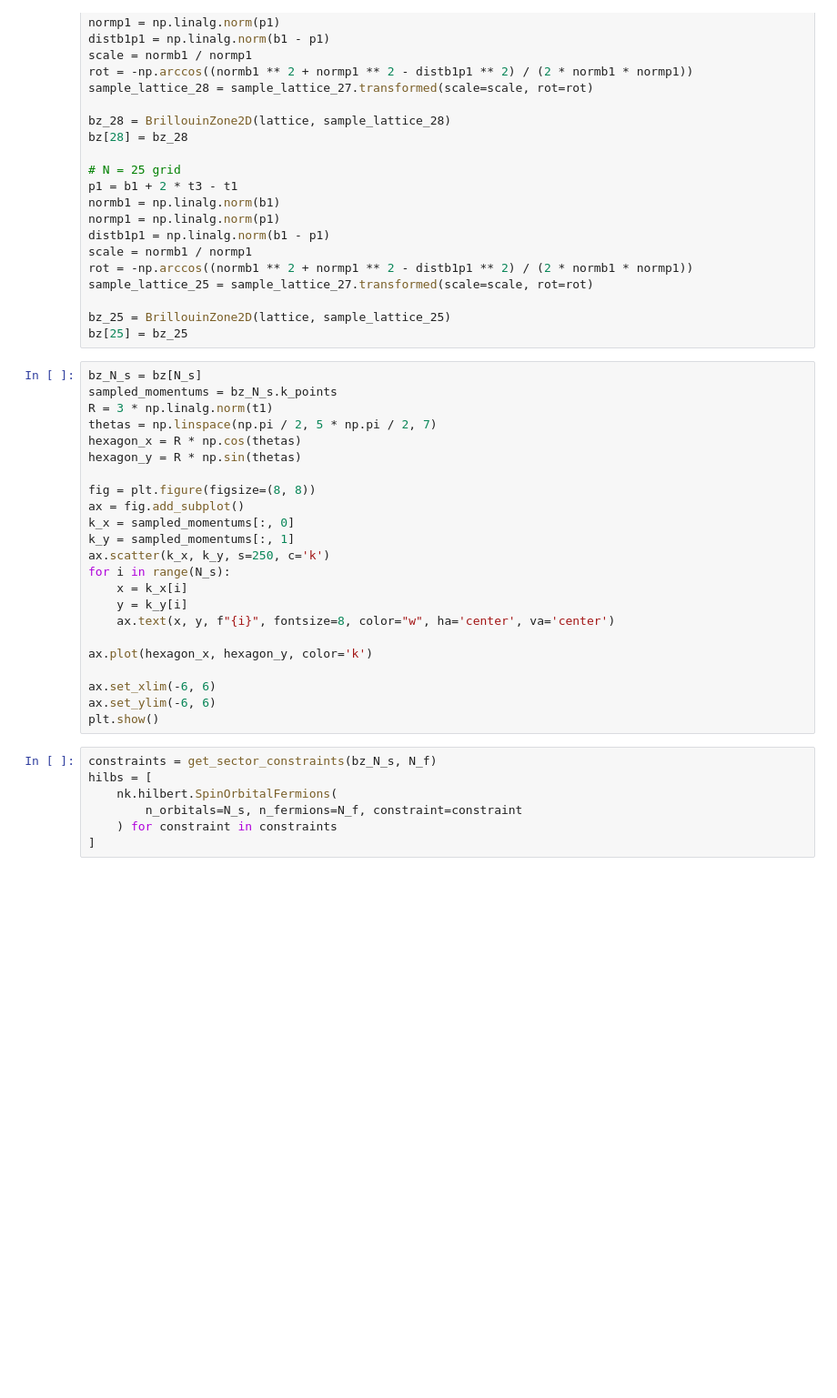
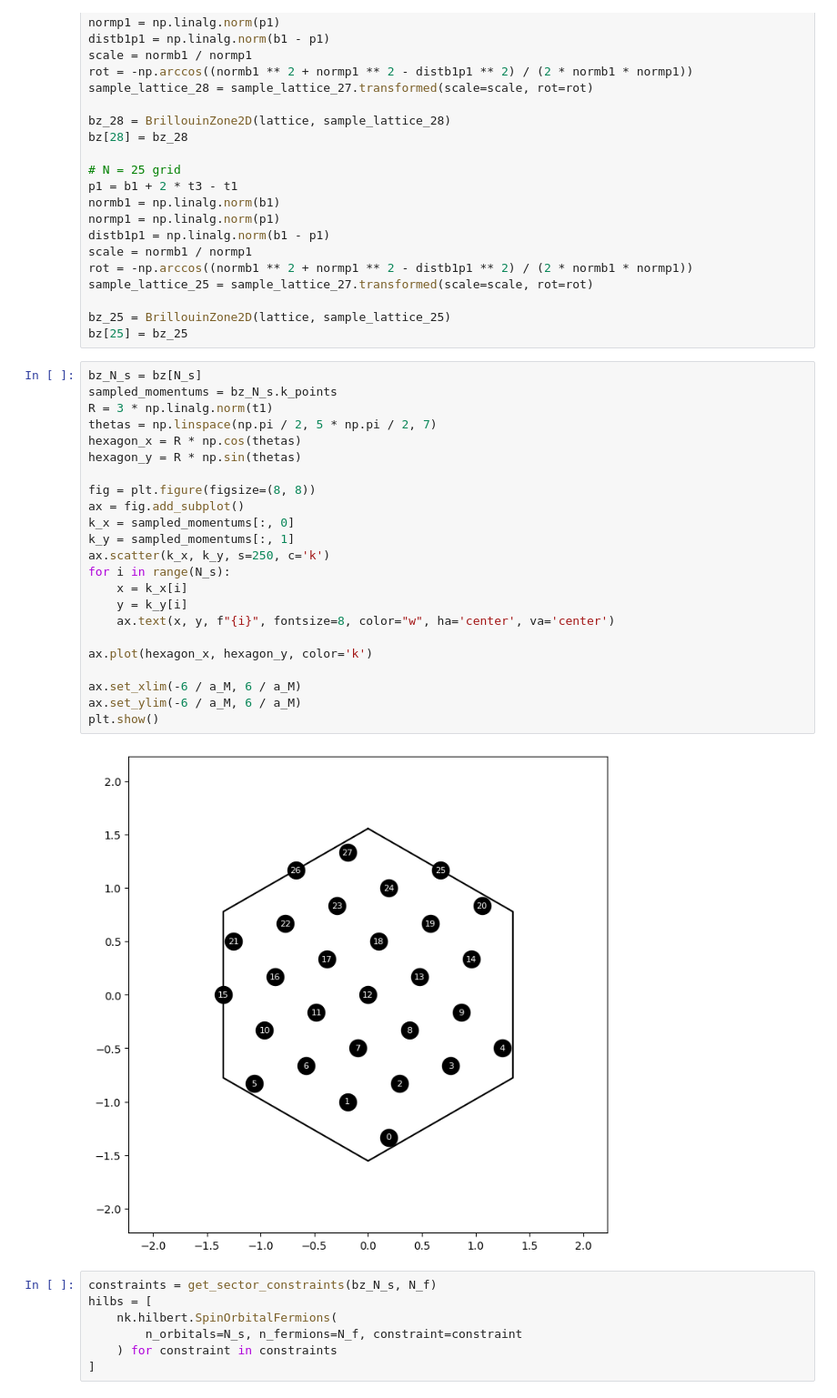
Before and after one commit to pco0511/acband-laughlin-instability, a Jupyter notebook: main.ipynb, the cells around one changed output. Shown at 91% size. Drawn from its saved outputs; the diff is of its cells as text; blank space fills up the shorter version.

```diff
--- a/main.ipynb
+++ b/main.ipynb
@@ -78,26 +81,28 @@ bz[25] = bz_25
 # %%
 bz_N_s = bz[N_s]
 sampled_momentums = bz_N_s.k_points
 R = 3 * np.linalg.norm(t1)
 thetas = np.linspace(np.pi / 2, 5 * np.pi / 2, 7)
 hexagon_x = R * np.cos(thetas)
 hexagon_y = R * np.sin(thetas)
 
 fig = plt.figure(figsize=(8, 8))
 ax = fig.add_subplot()
 k_x = sampled_momentums[:, 0]
 k_y = sampled_momentums[:, 1]
 ax.scatter(k_x, k_y, s=250, c='k')
 for i in range(N_s):
     x = k_x[i]
     y = k_y[i]
     ax.text(x, y, f"{i}", fontsize=8, color="w", ha='center', va='center')
 
 ax.plot(hexagon_x, hexagon_y, color='k')
 
-ax.set_xlim(-6, 6)
-ax.set_ylim(-6, 6)
+ax.set_xlim(-6 / a_M, 6 / a_M)
+ax.set_ylim(-6 / a_M, 6 / a_M)
 plt.show()
+# %% [output]
+[figure, added]
 # %%
 constraints = get_sector_constraints(bz_N_s, N_f)
 hilbs = [
```
Also changed, not shown: parts of 2 cells of this notebook, 7 other files.
